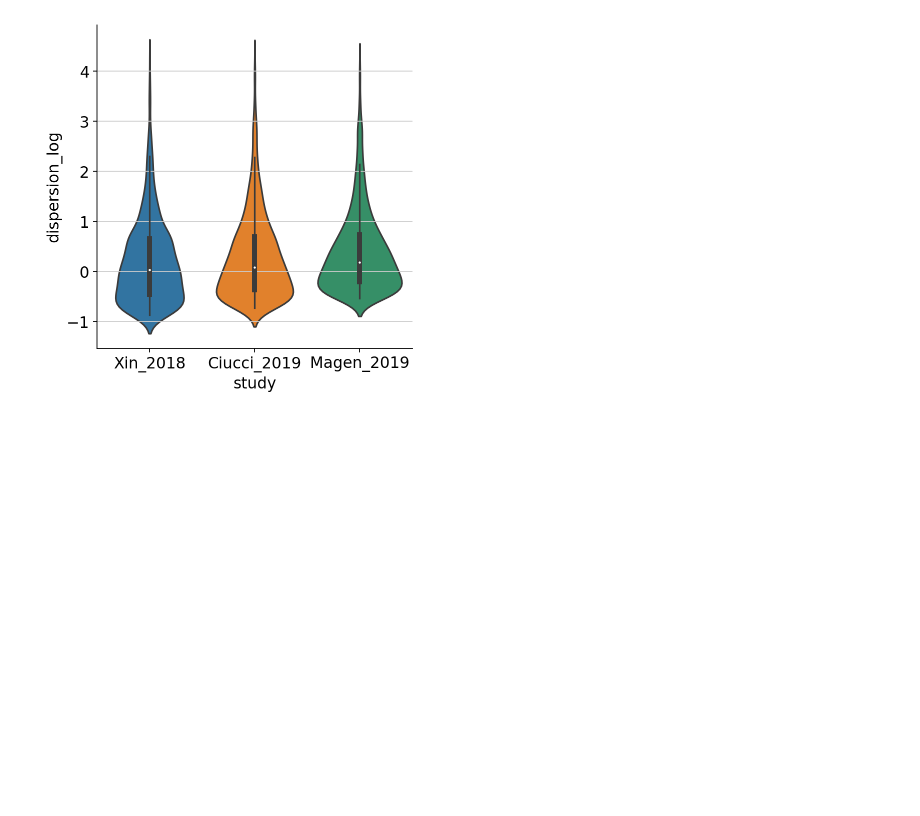
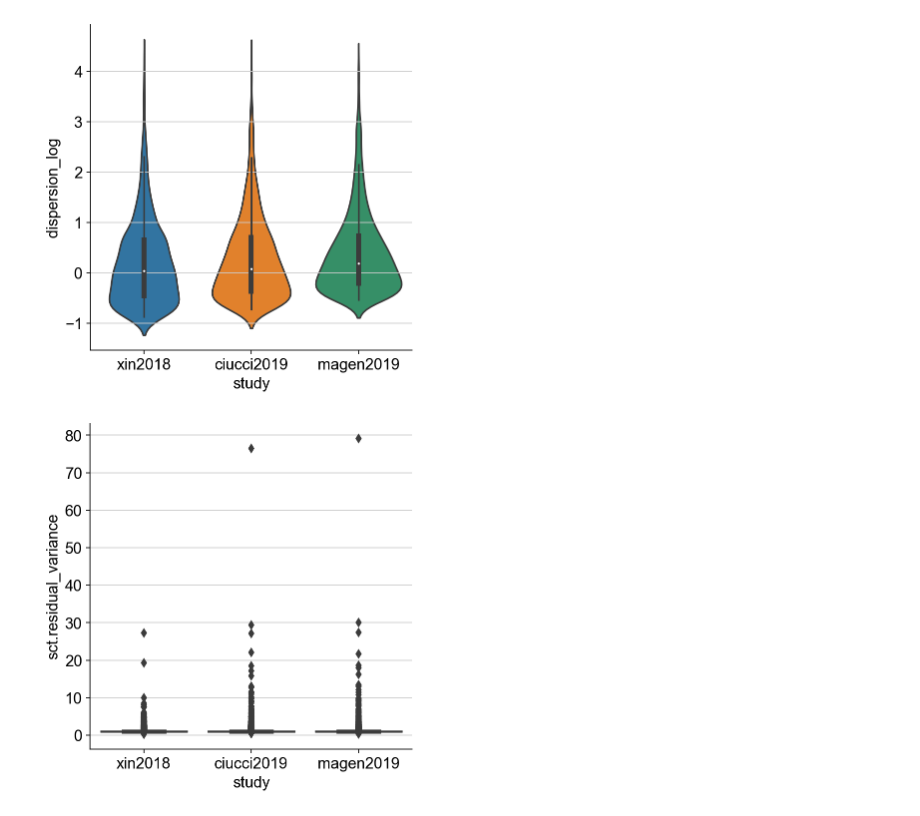
Before and after one commit to burt-sysbio/tcell_scRNAseq, a Jupyter notebook: notebooks/dispersion_comparison.ipynb, the cells around one changed output. Cells and saved outputs as stored; diff of their text form; code cells hidden in the pictures; blank space fills up the shorter version.

Commit message:
converted all sc data to seurat+ did sctransform + stored output as csv

```diff
--- a/notebooks/dispersion_comparison.ipynb
+++ b/notebooks/dispersion_comparison.ipynb
@@ -16,0 +17,27 @@ scanpy==1.5.1 anndata==0.7.3 umap==0.4.4 numpy==1.17.5 scipy==1.4.1 pandas==1.0.
+# %%
+#path = "/home/burt/Documents/projects/2020/tcell_scRNAseq/output/"
+path = "C:/Users/Philipp/OneDrive/projects/2020/tcell_scRNAseq/output/"
+df_xin = pd.read_csv(path+"variance_xin_2018.csv")
+df_xin_s = pd.read_csv(path+ "variance_xin_2018_seurat.csv")
+
+df_ciucci = pd.read_csv(path+"variance_ciucci_2019.csv")
+df_ciucci_s = pd.read_csv(path+"variance_ciucci_2019_seurat.csv")
+
+df_magen = pd.read_csv(path+"variance_magen_2019.csv")
+df_magen_s = pd.read_csv(path+"variance_magen_2019_seurat.csv")
+
+studies = ["xin2018", "ciucci2019", "magen2019"]
+df_sc = [df_xin, df_ciucci, df_magen]
+df_seu = [df_xin_s, df_ciucci_s, df_magen_s]
+
+for df, study in zip(df_sc, studies):
+    df["study"] = study
+    df["norm."] = "scanpy"
+
+for df, study in zip(df_seu, studies):
+    df["study"] = study
+    df["norm."] = "sctransform"
+
+
+df = pd.concat(df_sc)
+df_seu = pd.concat(df_seu)
@@ -17,18 +60,12 @@ scanpy==1.5.1 anndata==0.7.3 umap==0.4.4 numpy==1.17.5 scipy==1.4.1 pandas==1.0.
 # %%
-path = "/home/burt/Documents/projects/2020/tcell_scRNAseq/output/"
-df_xin = pd.read_csv(path+"variance_xin_2018.csv")
-df_xin["study"] = "Xin_2018"
-
-df_ciucci = pd.read_csv(path+"variance_ciucci_2019.csv")
-df_ciucci["study"] = "Ciucci_2019"
-
-df_magen = pd.read_csv(path+"variance_magen_2019.csv")
-df_magen["study"] = "Magen_2019"
-
-df = pd.concat([df_xin, df_ciucci, df_magen])
 df2 = df[df.highly_variable == True]
 df2 = df2[df2.variable == "dispersions_norm"]
 df2["dispersion_log"] = np.log2(df2.value)
 g = sns.catplot(data = df2, x = "study", y = "dispersion_log", kind = "violin")
+
+g = sns.catplot(data = df_seu, x = "study", y = "sct.residual_variance", kind = "violin")
+
+# clip outliers!
 # %% [output]
-[figure, old version]
+[figure, new version]
+[figure, added]
```
Also changed, not shown: parts of 2 cells of this notebook, 7 other files.
